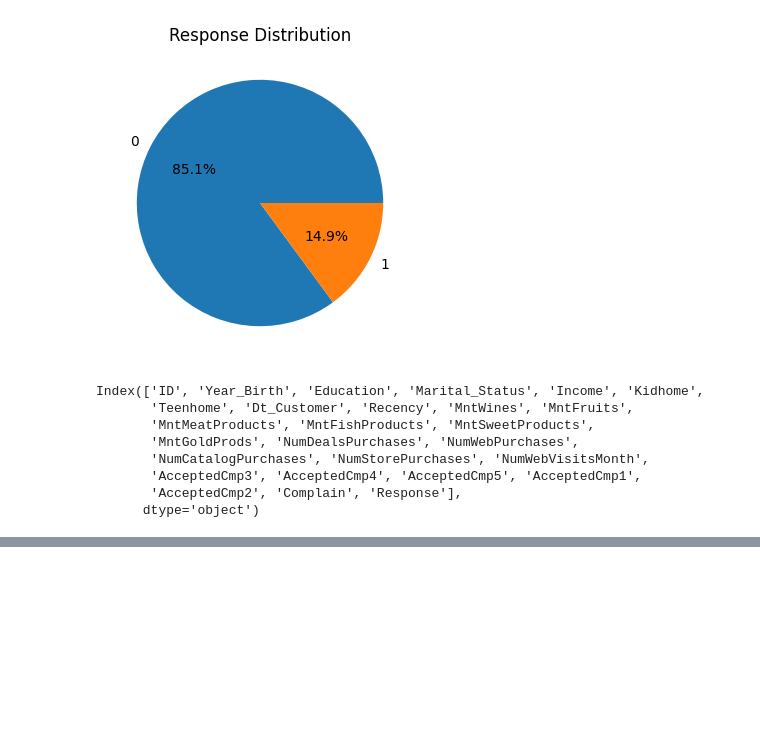
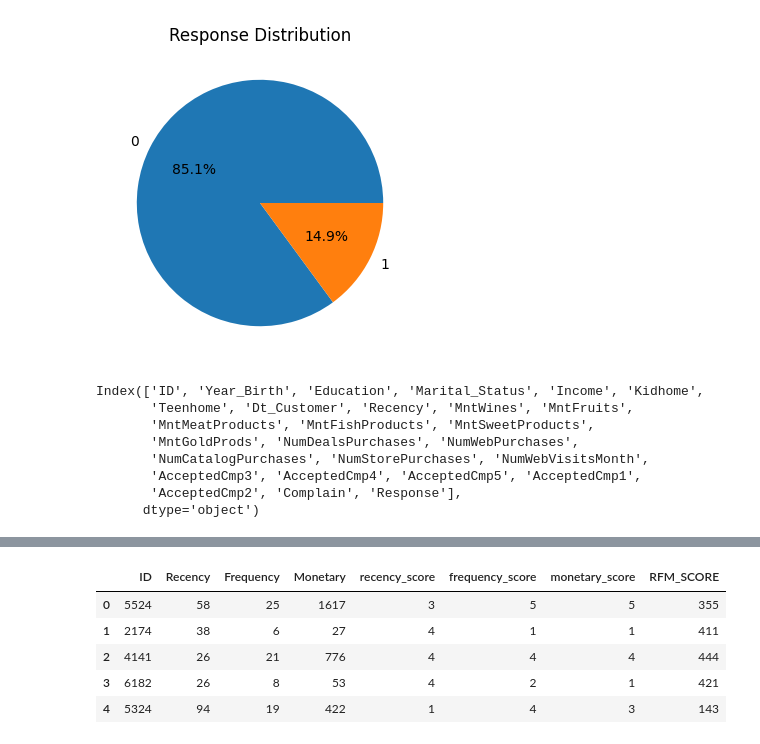
Before and after one commit to abdulrafay27/MarketingDataAnalytics, a Jupyter notebook: DataWrangling&EDA.ipynb, the cells around one changed output, grey strips where cells are left out. Saved outputs shown, nothing was run; the diff lists cells and outputs as text; code cells hidden in the pictures; blank space fills up the shorter version.

```diff
--- a/DataWrangling&EDA.ipynb
+++ b/DataWrangling&EDA.ipynb
@@ -291,0 +294,4 @@ ValueError: could not convert string to float: 'Graduation'
+# %%
+df['Recency']=df['Recency']
+df['Frequency']= df['NumDealsPurchases'] + df['NumCatalogPurchases'] + df['NumStorePurchases'] + df['NumWebPurchases']
+df['Monetary']=df['MntFishProducts'] + df['MntMeatProducts'] + df['MntFruits'] + df['MntSweetProducts'] + df['MntWines'] + df['MntGoldProds']
@@ -291,0 +334,9 @@ ValueError: could not convert string to float: 'Graduation'
+# %%
+rfm.head()
+# %% [output]
+|  | ID | Recency | Frequency | Monetary | recency_score | frequency_score | monetary_score | RFM_SCORE |
+| 0 | 5524 | 58 | 25 | 1617 | 3 | 5 | 5 | 355 |
+| 1 | 2174 | 38 | 6 | 27 | 4 | 1 | 1 | 411 |
+| 2 | 4141 | 26 | 21 | 776 | 4 | 4 | 4 | 444 |
+| 3 | 6182 | 26 | 8 | 53 | 4 | 2 | 1 | 421 |
+| 4 | 5324 | 94 | 19 | 422 | 1 | 4 | 3 | 143 |
```
Also changed, not shown: parts of 13 cells of this notebook, 2 other files.
